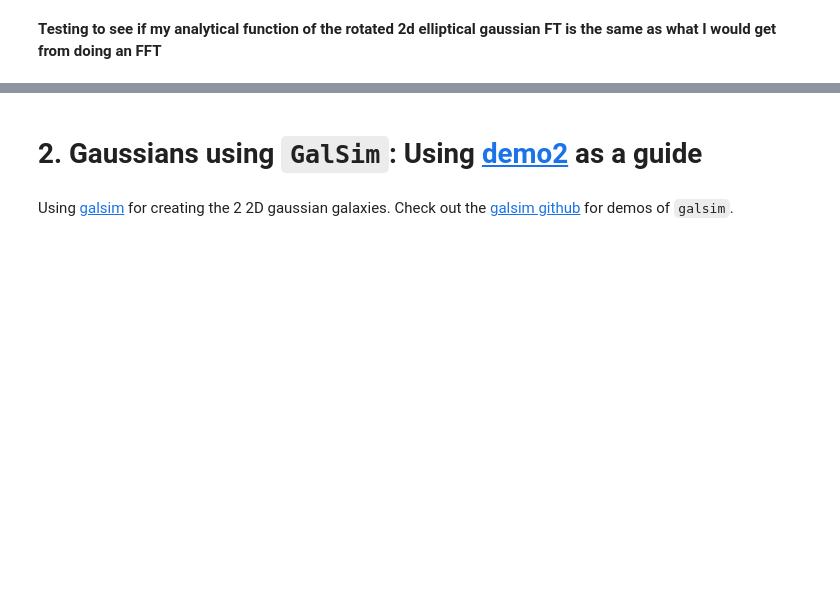
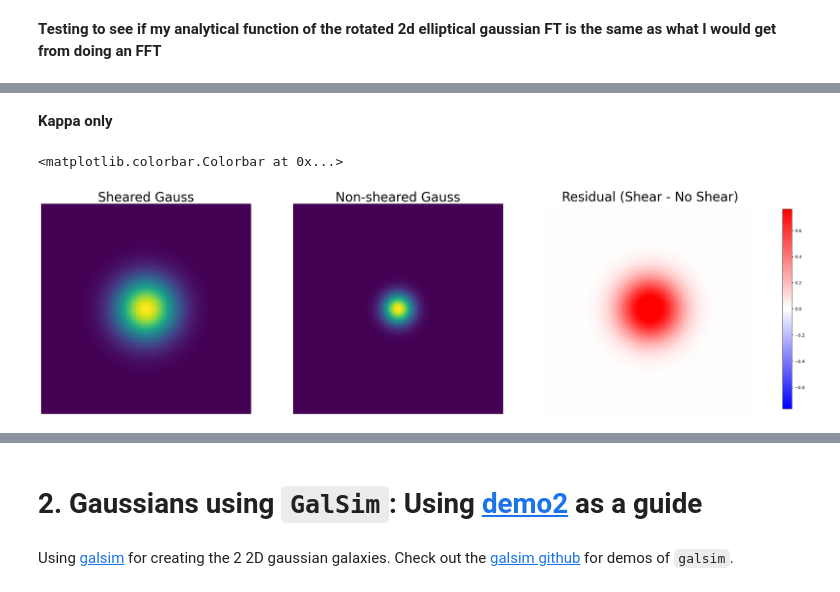
Before and after one commit to MatthewDowicz/Blending, a Jupyter notebook: 04_FT_of_gaussians.ipynb, the cells around one changed output, grey strips where cells are left out. Cells and saved outputs as stored; diff of their text form; code cells hidden in the pictures; blank space fills up the shorter version.

```diff
--- a/04_FT_of_gaussians.ipynb
+++ b/04_FT_of_gaussians.ipynb
@@ -412,0 +516,31 @@ def analytical_rotgauss_FT(sigma_x=1.0,
+# %% [markdown]
+**Kappa only**
+# %%
+gauss, sheared = sheared_gauss(sigma_x=1.0,
+                      sigma_y=1.0,
+                      rho=0.0,
+                      g1=-0.0, # Stretching along coord axis
+                      g2=0.0, # Stretching at 45 deg from coord axis
+                      kappa=0.5)
+# Get residual image to see the difference when changing params
+residual = sheared - gauss
+vmax = np.percentile((residual), (99))
+vmin = -vmax
+
+fig, axes = plt.subplots(1, 3, figsize=(30,26))
+axes[0].imshow(sheared)
+axes[0].axis('off')
+axes[0].set_title('Sheared Gauss', fontsize=30)
+axes[1].imshow(gauss)
+axes[1].axis('off')
+axes[1].set_title('Non-sheared Gauss', fontsize=30)
+im = axes[2].imshow(residual, vmax=vmax, vmin=vmin, cmap='bwr')
+# im = axes[2].imshow(residual, cmap='bwr')
+axes[2].axis('off')
+axes[2].set_title('Residual (Shear - No Shear)', fontsize=30)
+
+cax = plt.axes([0.93, 0.37, 0.01, 0.25])
+fig.colorbar(im, cax=cax, ax=axes[2])
+# %% [output]
+<matplotlib.colorbar.Colorbar at 0x...>
+[figure, added]
```
Also changed, not shown: parts of 49 cells of this notebook.
